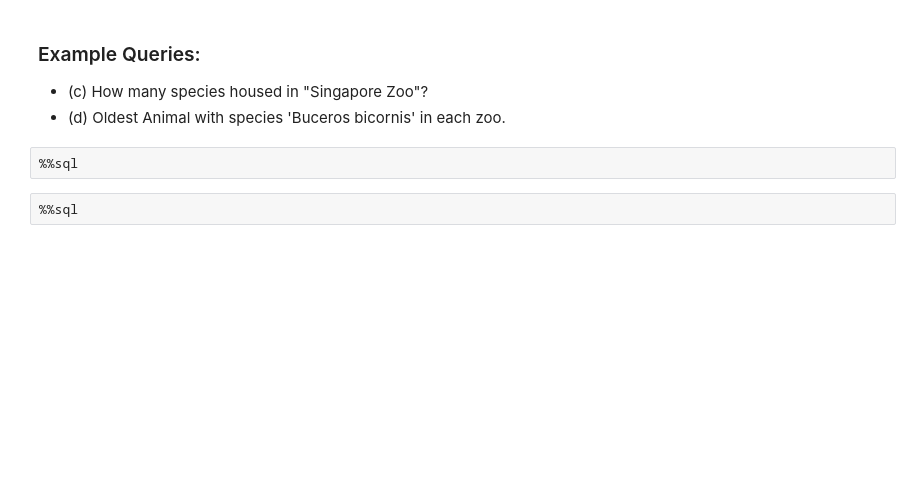
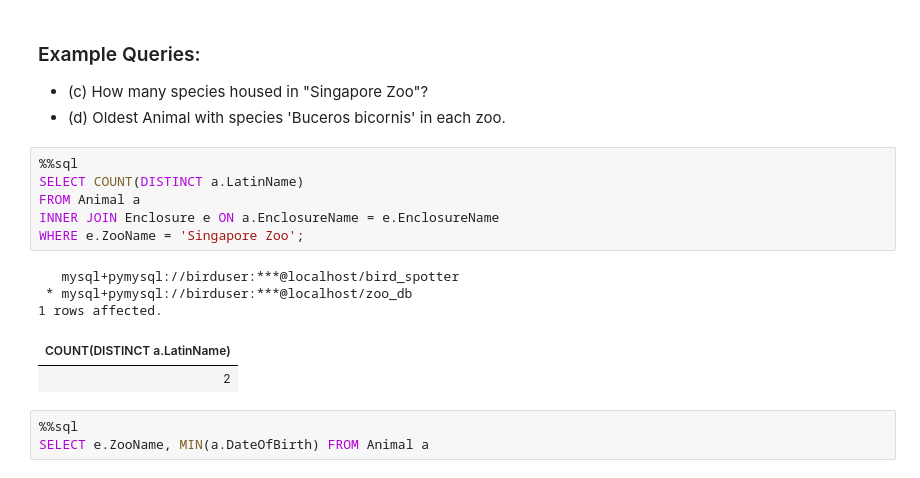
Before and after one commit to C0FF33JH/C0FF33JH, a Jupyter notebook: Lectures/CM3010_September_2021.ipynb, the cells around one changed output. Drawn from its saved outputs; the diff is of its cells as text; blank space fills up the shorter version.

```diff
--- a/Lectures/CM3010_September_2021.ipynb
+++ b/Lectures/CM3010_September_2021.ipynb
@@ -530,7 +677,18 @@ VALUES
 ### Example Queries:
 - (c) How many species housed in "Singapore Zoo"?
 - (d) Oldest Animal with species 'Buceros bicornis' in each zoo.
-# %%
-%%sql
-# %%
-%%sql
+# %%
+%%sql
+SELECT COUNT(DISTINCT a.LatinName)
+FROM Animal a
+INNER JOIN Enclosure e ON a.EnclosureName = e.EnclosureName
+WHERE e.ZooName = 'Singapore Zoo';
+# %% [output]
+   mysql+pymysql://birduser:***@localhost/bird_spotter
+ * mysql+pymysql://birduser:***@localhost/zoo_db
+1 rows affected.
+| COUNT(DISTINCT a.LatinName) |
+| 2 |
+# %%
+%%sql
+SELECT e.ZooName, MIN(a.DateOfBirth) FROM Animal a
```
Also changed, not shown: parts of 20 cells of this notebook.
